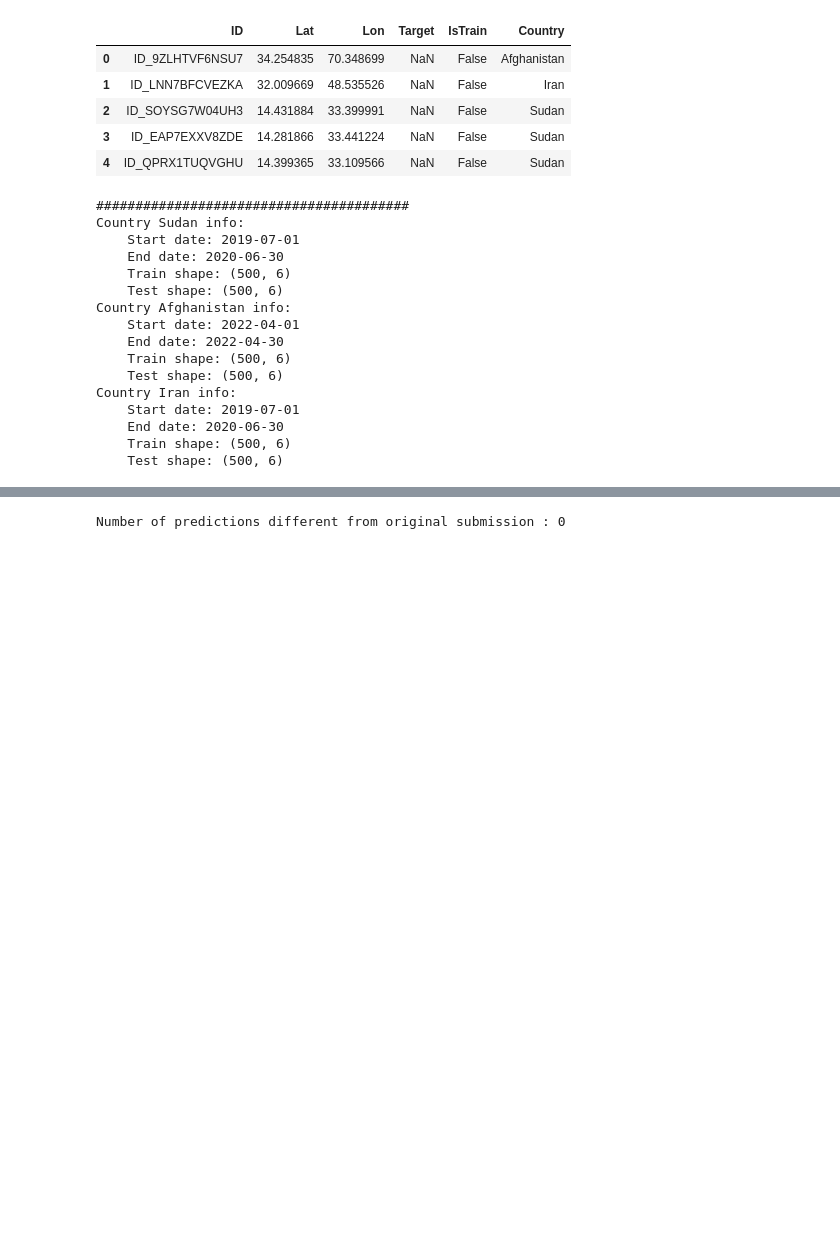
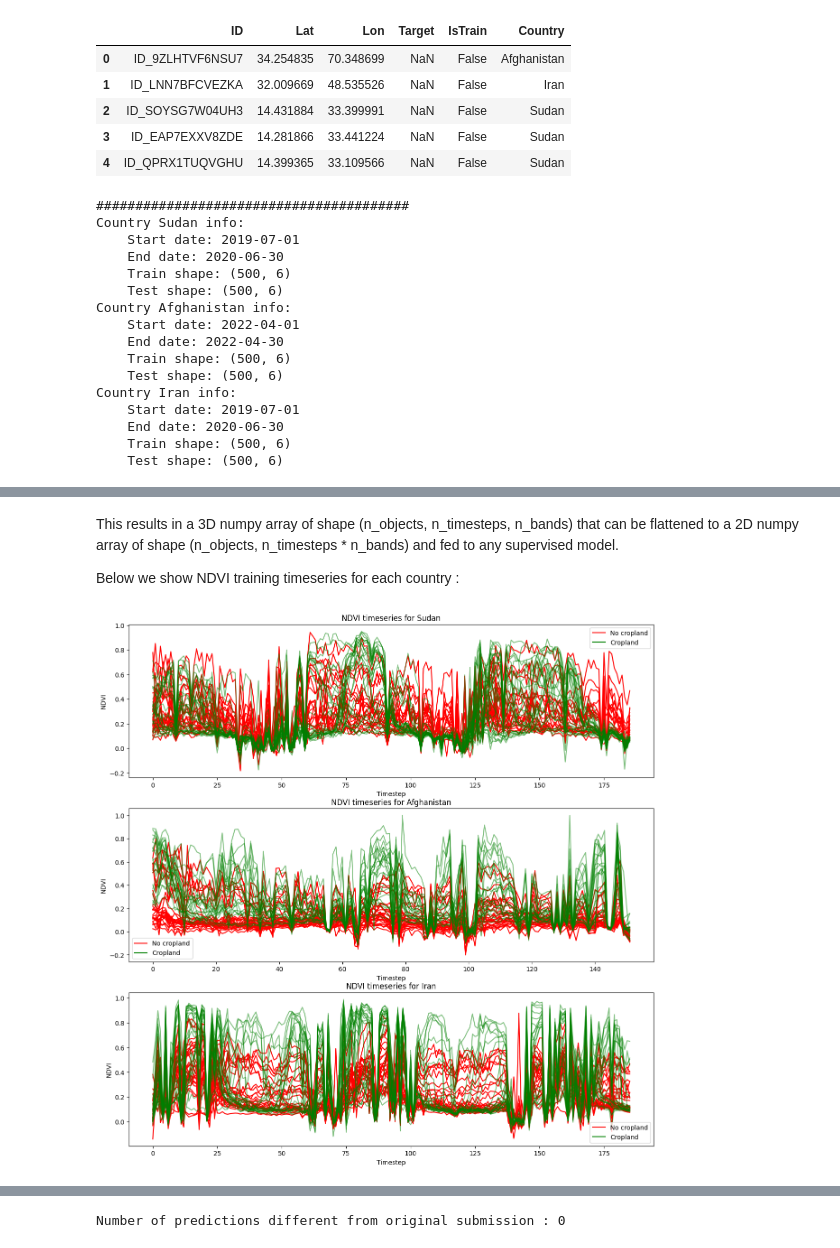
Before and after one commit to ITU-GeoAI-Challenge/2nd-place-GEO-AI-Challenge-for-Cropland-Mapping, a Jupyter notebook: GEO_AI_Cropland_extent_antoine_saget.ipynb, the cells around one changed output, grey strips where cells are left out. Saved outputs shown, nothing was run; the diff lists cells and outputs as text; code cells hidden in the pictures; blank space fills up the shorter version.

```diff
--- a/GEO_AI_Cropland_extent_antoine_saget.ipynb
+++ b/GEO_AI_Cropland_extent_antoine_saget.ipynb
@@ -135,0 +224,32 @@ Country Iran info:
+# %% [markdown]
+This results in a 3D numpy array of shape (n_objects, n_timesteps, n_bands) that can be flattened to a 2D numpy array of shape (n_objects, n_timesteps * n_bands) and fed to any supervised model.
+
+Below we show NDVI training timeseries for each country :
+# %%
+fig, axs = plt.subplots(3, 1, figsize=(15, 15))
+
+for country, ax in zip(ds.countries, axs):
+    country_mask = filter_by_country(ds._df, country)
+    ids = ds._df.loc[ds._df[IS_TRAIN] & country_mask, ID]
+    optical_filtered = ds._optical_df.loc[ds._optical_df[ID].isin(ids)]
+    X, IDs_ = interpolate_ts(optical_filtered, [NDVI])
+    Y = ds._df.loc[ds._df[ID].isin(ids)].set_index(ID).loc[IDs_][TARGET].values
+
+    X = X[:50]
+    Y = Y[:50]
+
+    ax.plot(X[Y == 0, :, 0].T, color='red', alpha=1)
+    ax.plot(X[Y == 1, :, 0].T, color='green', alpha=0.5)
+
+    # legend
+    ax.plot([], [], color='red', label='No cropland')
+    ax.plot([], [], color='green', label='Cropland')
+
+    ax.set_title(f'NDVI timeseries for {country.name}')
+    ax.set_xlabel('Timestep')
+    ax.set_ylabel('NDVI')
+    ax.legend()
+
+plt.show()
+# %% [output]
+[figure, added]
```
Also changed, not shown: parts of 29 cells of this notebook, 2 other files.
